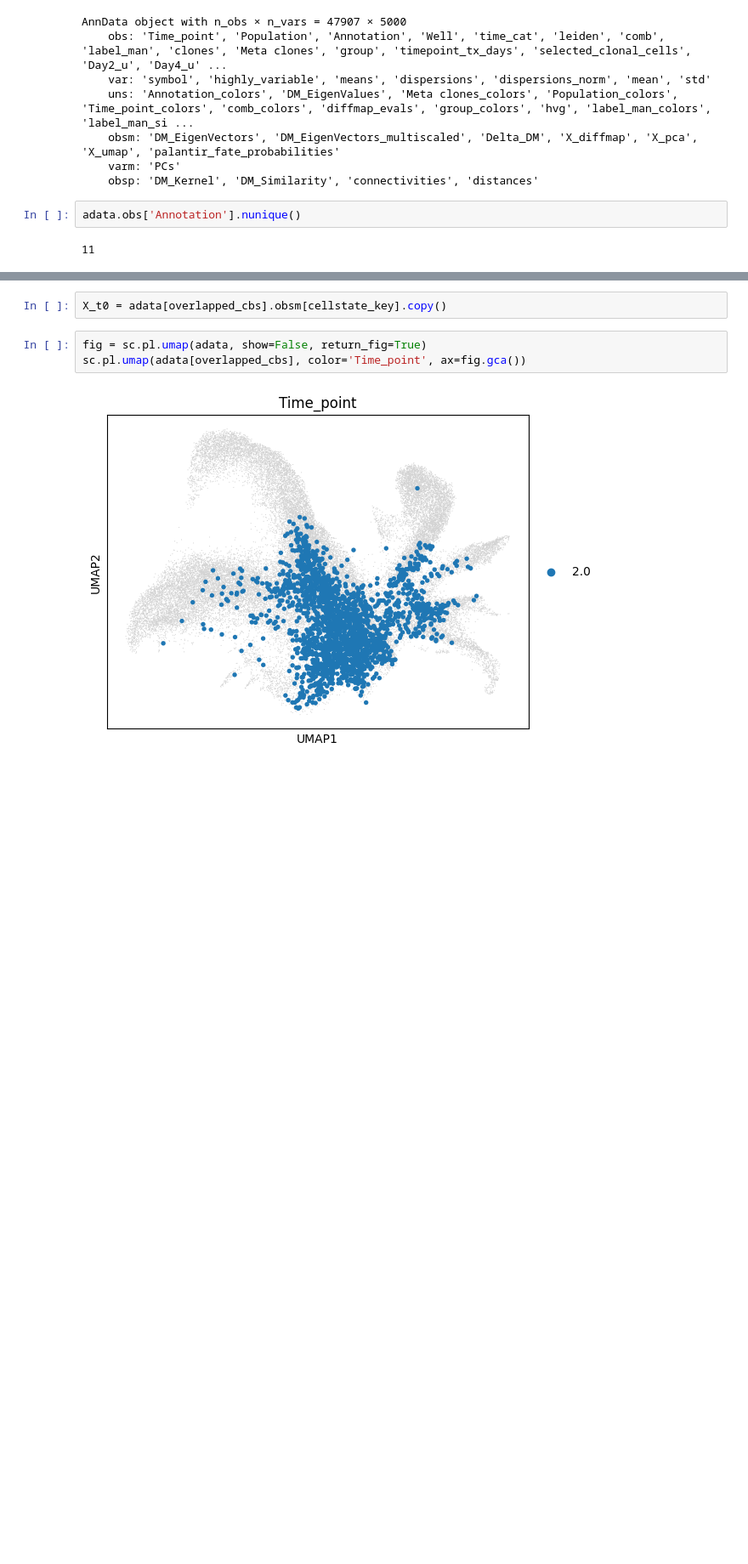
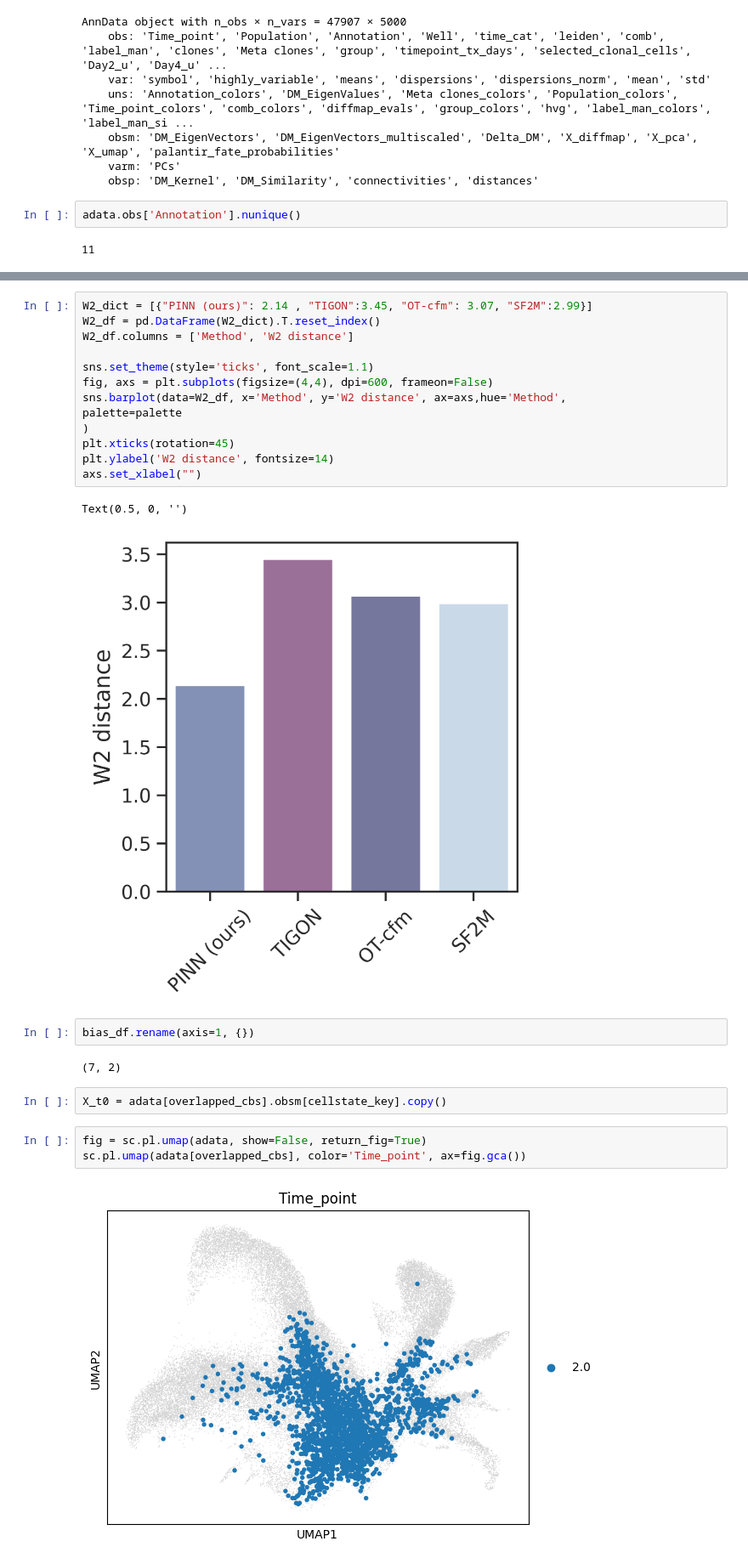
Before and after one commit to oZwZo/PINN_dynamics, a Jupyter notebook: Explore_Notebook/8.Benchmark_v/8-7.eval_comput_fate_bias.ipynb, the cells around one changed output, grey strips where cells are left out. Shown: that part at 85% size. Saved outputs shown, nothing was run; the diff lists cells and outputs as text; blank space fills up the shorter version.

```diff
--- a/Explore_Notebook/8.Benchmark_v/8-7.eval_comput_fate_bias.ipynb
+++ b/Explore_Notebook/8.Benchmark_v/8-7.eval_comput_fate_bias.ipynb
@@ -60,3 +87,23 @@ adata.obs['Annotation'].nunique()
+# %%
+W2_dict = [{"PINN (ours)": 2.14 , "TIGON":3.45, "OT-cfm": 3.07, "SF2M":2.99}]
+W2_df = pd.DataFrame(W2_dict).T.reset_index()
+W2_df.columns = ['Method', 'W2 distance']
+
+sns.set_theme(style='ticks', font_scale=1.1)
+fig, axs = plt.subplots(figsize=(4,4), dpi=600, frameon=False)
+sns.barplot(data=W2_df, x='Method', y='W2 distance', ax=axs,hue='Method',
+palette=palette
+)
+plt.xticks(rotation=45)
+plt.ylabel('W2 distance', fontsize=14)
+axs.set_xlabel("")
+# %% [output]
+Text(0.5, 0, '')
+[figure, added]
+# %%
+bias_df.rename(axis=1, {})
+# %% [output]
+(7, 2)
 # %%
 X_t0 = adata[overlapped_cbs].obsm[cellstate_key].copy()
 # %%
```
Also changed, not shown: parts of 10 cells of this notebook, 3 other files.
